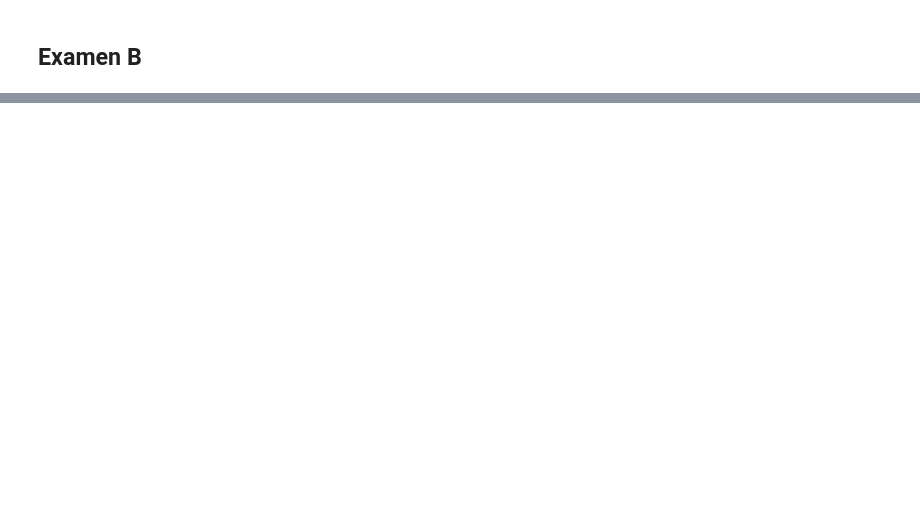
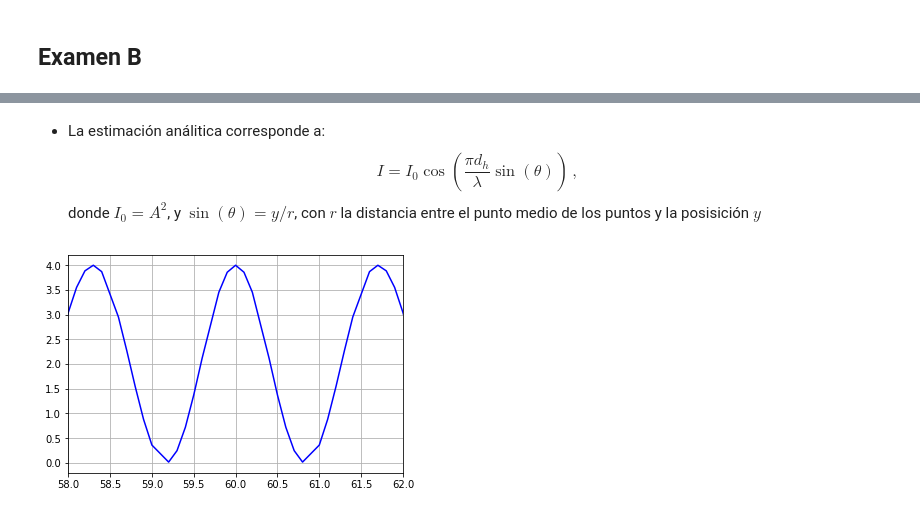
Before and after one commit to fiscompunipamplona/examen1_fc1, a Jupyter notebook: solution/examen-1_solution.ipynb, the cells around one changed output, grey strips where cells are left out. Cells and saved outputs as stored; diff of their text form; code cells hidden in the pictures; blank space fills up the shorter version.

```diff
--- a/solution/examen-1_solution.ipynb
+++ b/solution/examen-1_solution.ipynb
@@ -141,0 +160,22 @@ show()
+# %% [markdown]
+- La estimación análitica corresponde a:
+\begin{equation}
+    I = I_0\cos\left( \frac{\pi d_h}{\lambda}\sin(\theta) \right)\, ,
+\end{equation}
+donde $I_0=A^2$, y $\sin(\theta) = y / r$, con $r$ la distancia entre el punto medio de los puntos y la posisición $y$
+# %%
+y_a = zeros(len(data[:,0]), float)
+
+for i in range( len(data[:,0]) ):
+    tmp_0 = data[i,0] - size/2.
+    r = sqrt(size*size + tmp_0*tmp_0)
+    tmp = cos( ((pi*d_hole) / lmda) * ( tmp_0/r) )
+    y_a[i] = (A1+A2)**2 * tmp*tmp
+
+
+plot(data[:,0], y_a, 'b-')
+xlim(58,62)
+grid("on")
+show()
+# %% [output]
+[figure, added]
```
Also changed, not shown: parts of 14 cells of this notebook.
